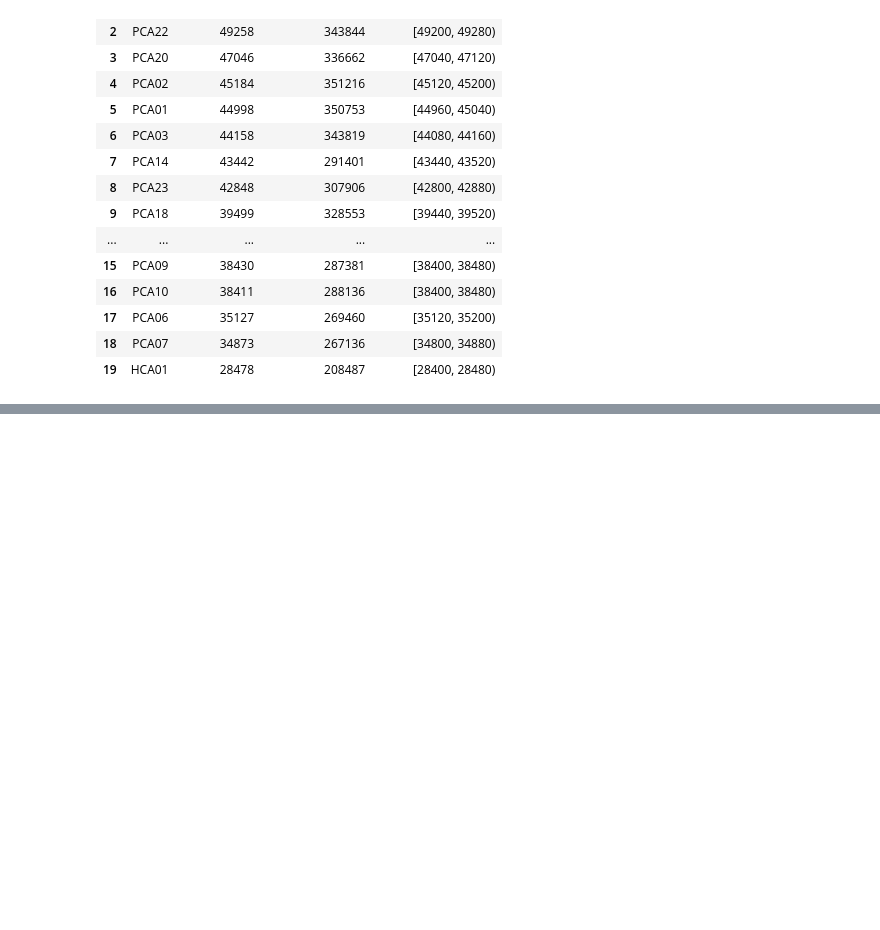
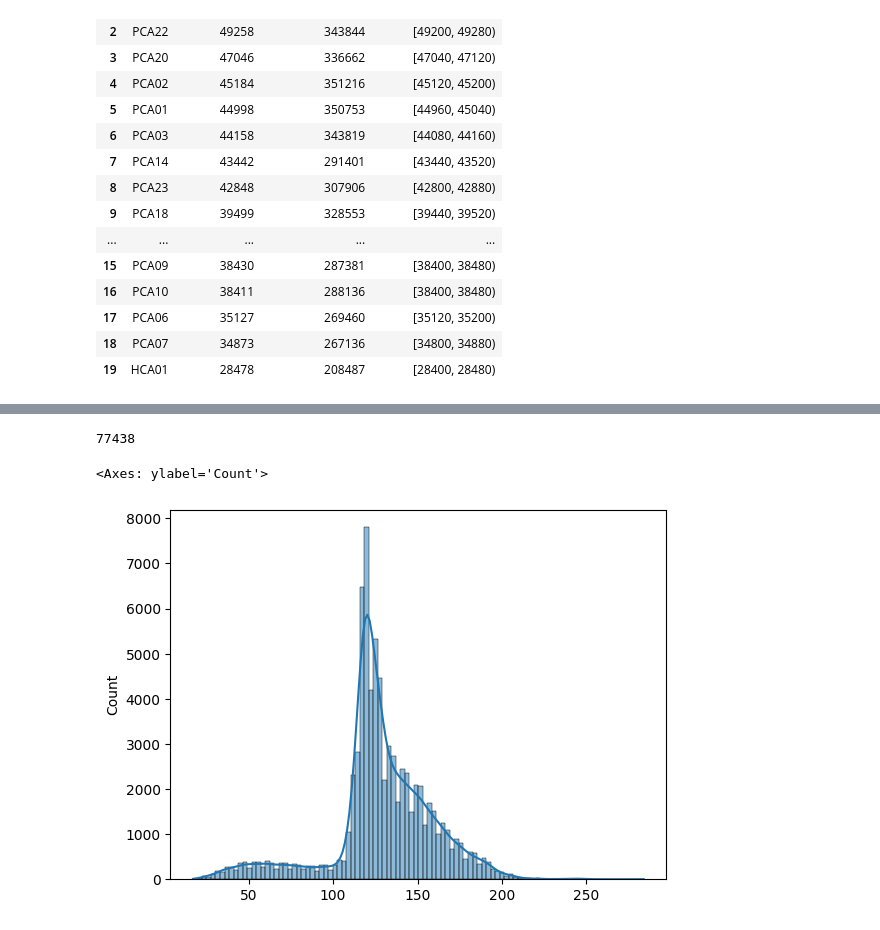
Before and after one commit to A-Raghav/Data-CSO-Bot, a Jupyter notebook: notebooks/helpers/2_create_bm25_index.ipynb, the cells around one changed output, grey strips where cells are left out. Cells and saved outputs as stored; diff of their text form; code cells hidden in the pictures; blank space fills up the shorter version.

Commit message:
Add recursive character splitting to create chunks for long context BM25 documents

```diff
--- a/notebooks/helpers/2_create_bm25_index.ipynb
+++ b/notebooks/helpers/2_create_bm25_index.ipynb
@@ -57,7 +57,7 @@ def get_bag_of_words(cso_file: str) -> str:
             col_dist_vals_dic[col_name] = list(cso_file['dimension'][col_id]['category']['label'].values())
 
     # combine the label, subject, product and column name and distribution values into a single string
-    combined_str = f"""{label} - {subject} - {product} - {" ".join([key for key in col_dist_vals_dic.keys()] + [" ".join(val) for val in col_dist_vals_dic.values()])}"""
+    combined_str = f"""{table_id} - {label} - {subject} - {product} - {" ".join([key for key in col_dist_vals_dic.keys()] + [" ".join(val) for val in col_dist_vals_dic.values()])}"""
 
     return {"id": table_id, "text": combined_str}
 
@@ -241,0 +257,19 @@ corpus = [get_chunked_bag_of_words(item["data"]) for item in cso_files.values()]
+# %%
+len(corpus)
+# %% [output]
+77438
+# %%
+import seaborn as sns
+
+word_lengths = [
+    len(x["text"].split(" "))
+    for x in corpus
+]
+# plot word length distribution using seaborn
+sns.histplot(word_lengths, bins=100, kde=True)
+
+# set limit on x-axis to 500
+# plt.xlim(0, 2000)
+# %% [output]
+<Axes: ylabel='Count'>
+[figure, added]
```
Also changed, not shown: parts of 5 cells of this notebook.
